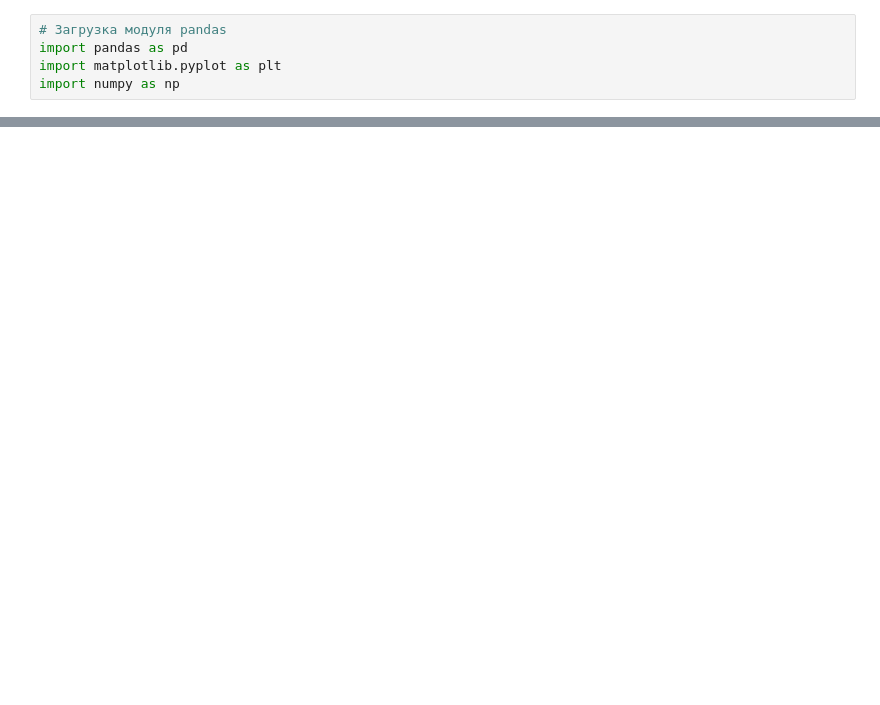
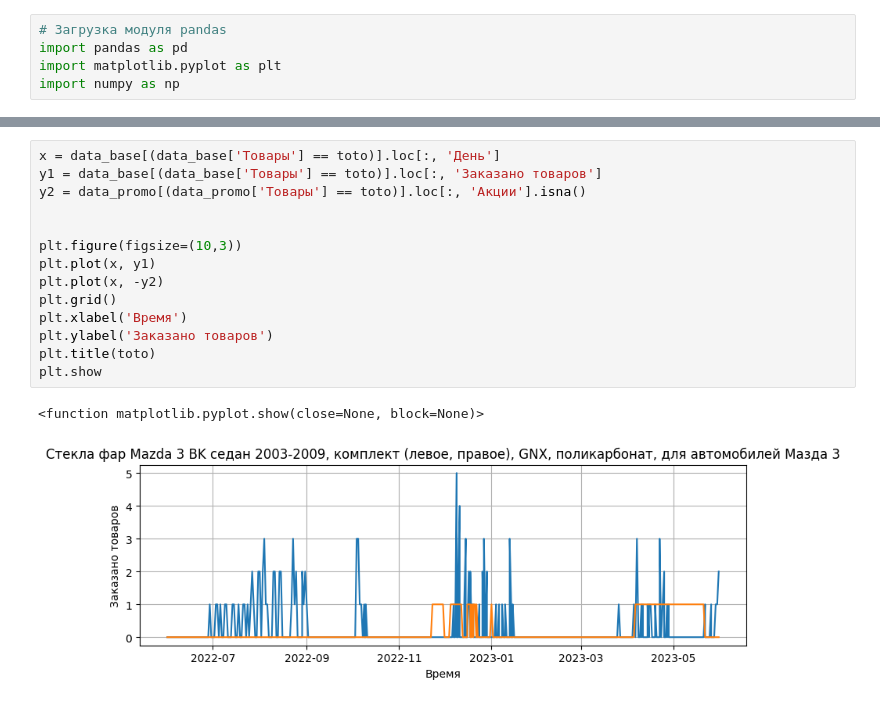
Before and after one commit to Untick/Marketplaces, a Jupyter notebook: Romanov Sergey/☺_Рабочая_тетрадь_МАРКЕТПЛЭЙСЫ_Сергей_Романов_.ipynb, the cells around one changed output, grey strips where cells are left out. Cells and saved outputs as stored; diff of their text form; blank space fills up the shorter version.

```diff
--- a/Romanov Sergey/☺_Рабочая_тетрадь_МАРКЕТПЛЭЙСЫ_Сергей_Романов_.ipynb
+++ b/Romanov Sergey/☺_Рабочая_тетрадь_МАРКЕТПЛЭЙСЫ_Сергей_Романов_.ipynb
@@ -66,0 +293,17 @@ Index(['Уникальные посетители, всего',
+# %%
+x = data_base[(data_base['Товары'] == toto)].loc[:, 'День']
+y1 = data_base[(data_base['Товары'] == toto)].loc[:, 'Заказано товаров']
+y2 = data_promo[(data_promo['Товары'] == toto)].loc[:, 'Акции'].isna()
+
+
+plt.figure(figsize=(10,3))
+plt.plot(x, y1)
+plt.plot(x, -y2)
+plt.grid()
+plt.xlabel('Время')
+plt.ylabel('Заказано товаров')
+plt.title(toto)
+plt.show
+# %% [output]
+<function matplotlib.pyplot.show(close=None, block=None)>
+[figure, added]
```
Also changed, not shown: parts of 47 cells of this notebook.
